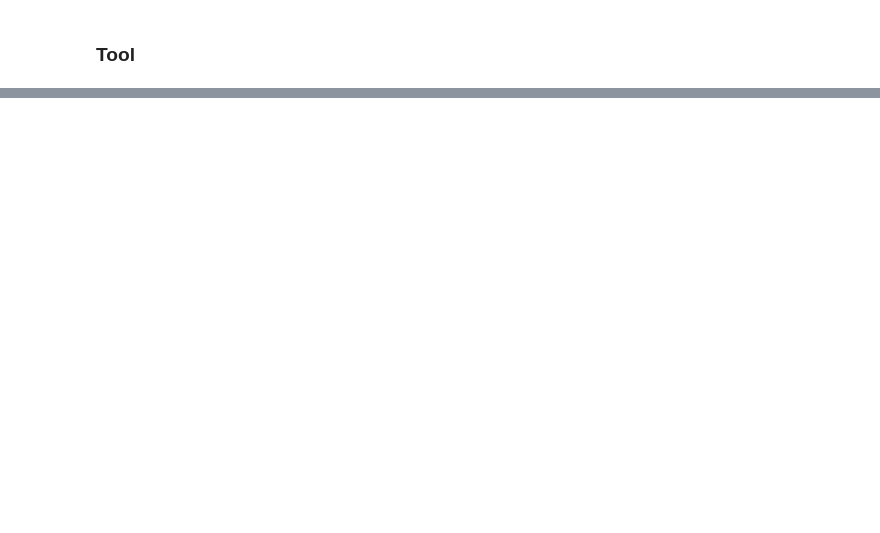
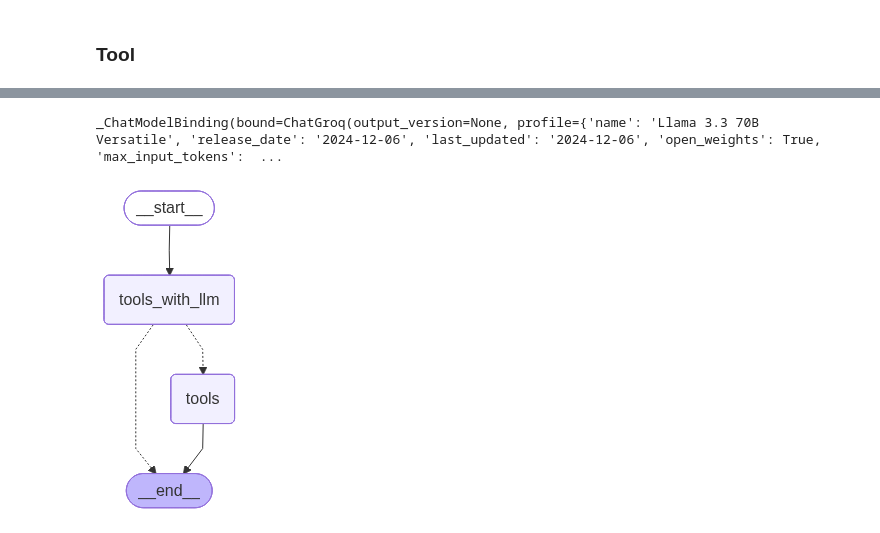
Before and after one commit to Keerthivardhan1507/AgenticAI-Langgraph, a Jupyter notebook: 1.Basicchatbot/chatbot.ipynb, the cells around one changed output, grey strips where cells are left out. Cells and saved outputs as stored; diff of their text form; code cells hidden in the pictures; blank space fills up the shorter version.

```diff
--- a/1.Basicchatbot/chatbot.ipynb
+++ b/1.Basicchatbot/chatbot.ipynb
@@ -62,4 +62,7 @@ I'm doing well, thanks for asking. I'm a large language model, so I don't have f
 # %% [markdown]
 ### Tool
 # %%
-from langchain_tavily import tavily_search
+from langchain_tavily import TavilySearch
+
+tool = TavilySearch(max_results=2)
+tool.invoke("What is langgraph")
@@ -65,0 +86,43 @@ from langchain_tavily import tavily_search
+# %%
+def search(a:int,b:int)->int:
+    """Multiply a and b
+
+    Args:
+        a (int):first int
+        b (int):second int
+
+    Returns:
+        int:output int
+    """
+# %%
+tools=[tool,search]
+# %%
+llm_with_tools = llm.bind_tools(tools)
+# %%
+llm_with_tools
+# %% [output]
+_ChatModelBinding(bound=ChatGroq(output_version=None, profile={'name': 'Llama 3.3 70B Versatile', 'release_date': '2024-12-06', 'last_updated': '2024-12-06', 'open_weights': True, 'max_input_tokens':  ...
+# %%
+##State graph
+from langgraph.graph import StateGraph,START,END
+from langgraph.prebuilt import ToolNode
+from langgraph.prebuilt import tools_condition
+
+def tools_with_llm(state:state):
+    return {"messages":[llm_with_tools.invoke(state["messages"])]}
+#Node
+builder = StateGraph(state)
+builder.add_node("tools_with_llm",tools_with_llm)
+builder.add_node("tools",ToolNode(tools))
+
+#edge
+builder.add_edge(START,"tools_with_llm")
+builder.add_conditional_edges("tools_with_llm",tools_condition)
+builder.add_edge("tools",END)
+
+##compile
+graph = builder.compile()
+
+display(Image(graph.get_graph().draw_mermaid_png()))
+# %% [output]
+[figure, added]
```
Also changed, not shown: parts of 5 cells of this notebook.
